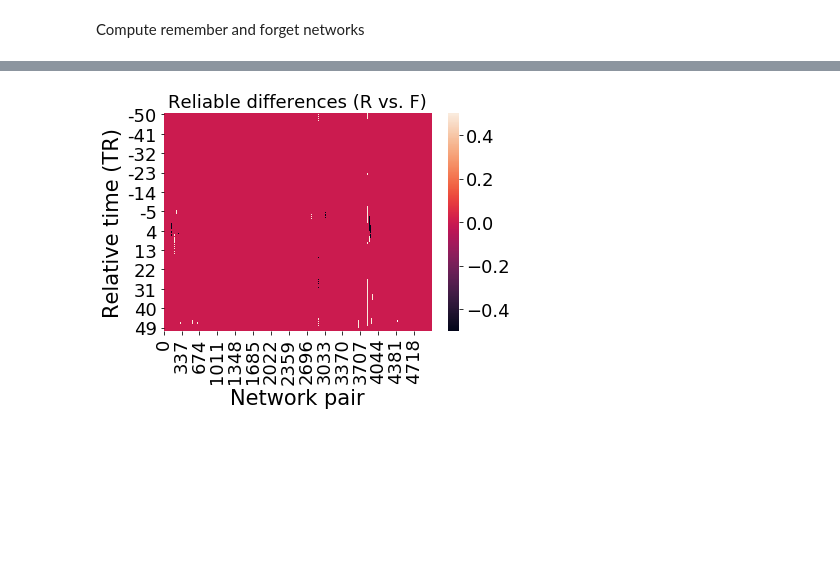
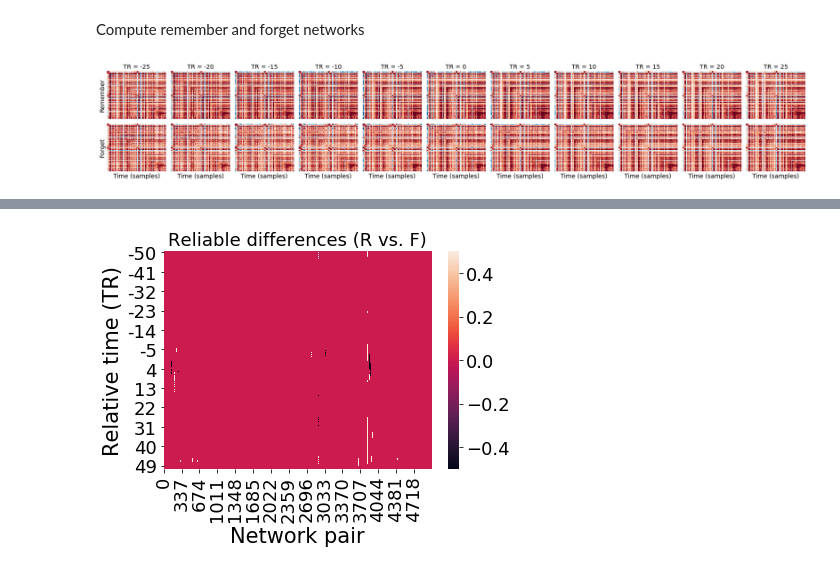
Before and after one commit to ContextLab/directed-forgetting-network-dynamics, a Jupyter notebook: code/network_analyses.ipynb, the cells around one changed output, grey strips where cells are left out. Saved outputs shown, nothing was run; the diff lists cells and outputs as text; code cells hidden in the pictures; blank space fills up the shorter version.

```diff
--- a/code/network_analyses.ipynb
+++ b/code/network_analyses.ipynb
@@ -398,22 +408,24 @@ else:
 remember_isfc = tc.vec2mat(remember_isfc)
 forget_isfc = tc.vec2mat(forget_isfc)
 # %%
-n = 51
+n = 11
 fig, ax = plt.subplots(2, n, figsize=(2 * n + 1, 4), sharex=True, sharey=True)
 
 for i, t in enumerate(np.round(np.linspace(-(T - 1) / 4, (T - 1) / 4, n))):
     sns.heatmap(remember_isfc[:, :, i], ax=ax[0, i], vmin=-0.5, vmax=0.5, cmap='RdBu_r', cbar=False)
     sns.heatmap(forget_isfc[:, :, i], ax=ax[1, i], vmin=-0.5, vmax=0.5, cmap='RdBu_r', cbar=False)
     ax[0, i].set_title(f'TR = {int(t)}', fontsize=14)
 
     if i == 0:
         ax[0, i].set_ylabel('Remember', fontsize=14)
         ax[1, i].set_ylabel('Forget', fontsize=14)
     ax[1, i].set_xlabel('Time (samples)', fontsize=14)
 
     ax[0, i].set_xticks([])
     ax[0, i].set_yticks([])
 
 plt.tight_layout()
 
-fig.savefig(os.path.join(fig_dir, 'isfc.pdf'), bbox_inches='tight')
+fig.savefig(os.path.join(figdir, 'isfc.pdf'), bbox_inches='tight')
+# %% [output]
+[figure, added]
```
Also changed, not shown: parts of 7 cells of this notebook, 2 other files.
